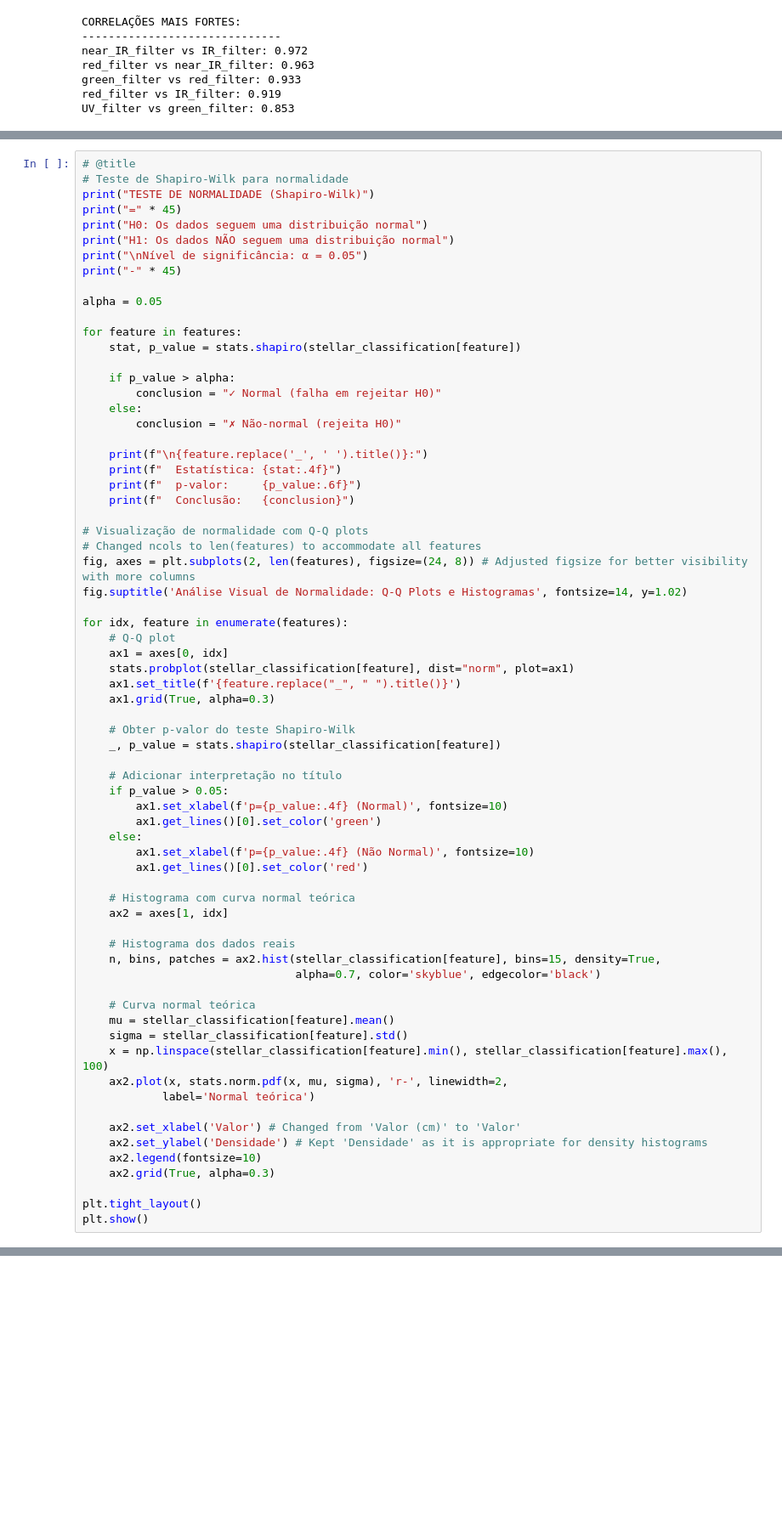
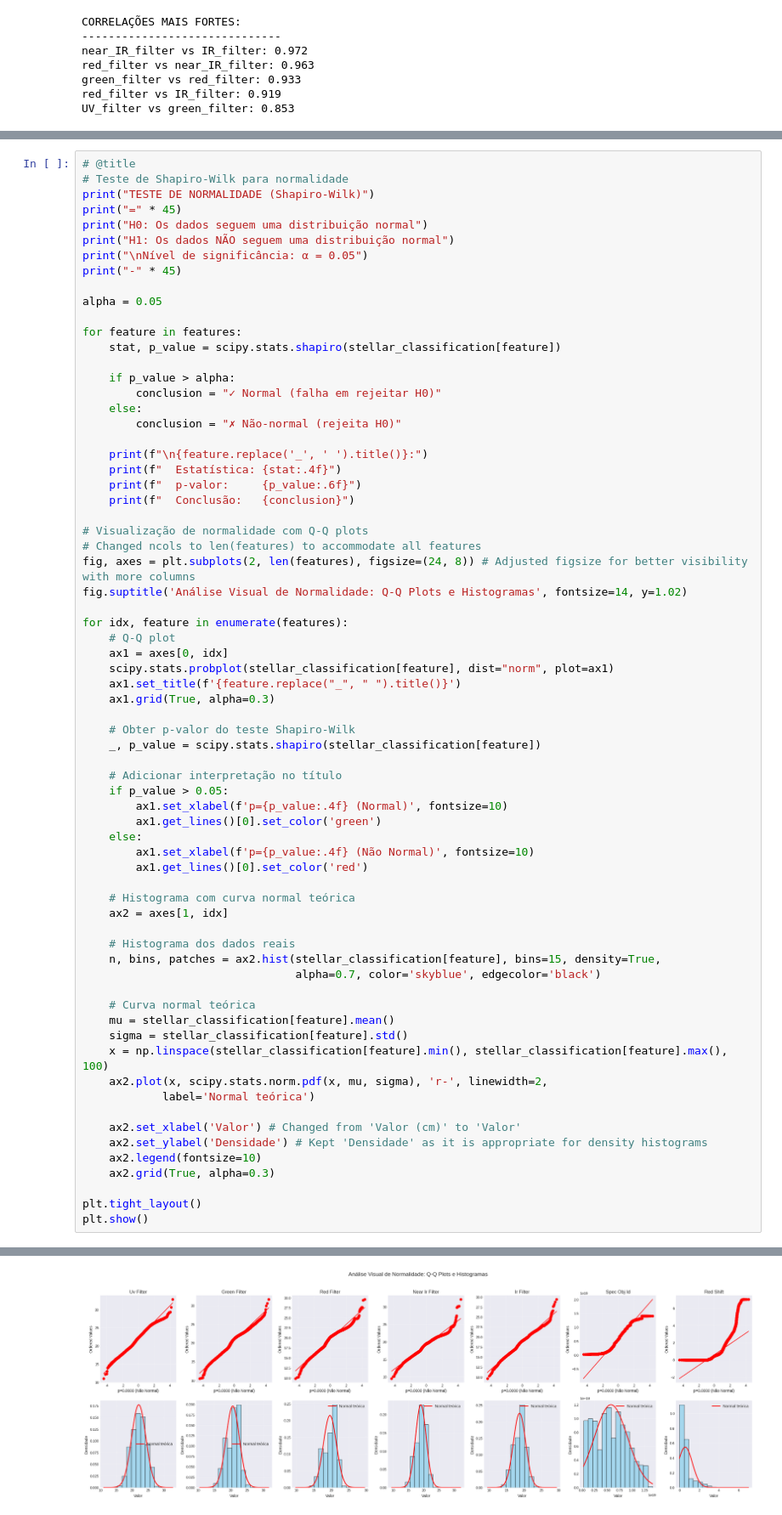
Before and after one commit to livlutz/INF1032, a Jupyter notebook: INF1032.ipynb, the cells around one changed output, grey strips where cells are left out. Shown at 85% size. Saved outputs shown, nothing was run; the diff lists cells and outputs as text; blank space fills up the shorter version.

```diff
--- a/INF1032.ipynb
+++ b/INF1032.ipynb
@@ -622,7 +623,7 @@ print("-" * 45)
 alpha = 0.05
 
 for feature in features:
-    stat, p_value = stats.shapiro(stellar_classification[feature])
+    stat, p_value = scipy.stats.shapiro(stellar_classification[feature])
 
     if p_value > alpha:
         conclusion = "✓ Normal (falha em rejeitar H0)"
@@ -642,12 +643,12 @@ fig.suptitle('Análise Visual de Normalidade: Q-Q Plots e Histogramas', fontsize
 for idx, feature in enumerate(features):
     # Q-Q plot
     ax1 = axes[0, idx]
-    stats.probplot(stellar_classification[feature], dist="norm", plot=ax1)
+    scipy.stats.probplot(stellar_classification[feature], dist="norm", plot=ax1)
     ax1.set_title(f'{feature.replace("_", " ").title()}')
     ax1.grid(True, alpha=0.3)
 
     # Obter p-valor do teste Shapiro-Wilk
-    _, p_value = stats.shapiro(stellar_classification[feature])
+    _, p_value = scipy.stats.shapiro(stellar_classification[feature])
 
     # Adicionar interpretação no título
     if p_value > 0.05:
@@ -668,7 +669,7 @@ for idx, feature in enumerate(features):
     mu = stellar_classification[feature].mean()
     sigma = stellar_classification[feature].std()
     x = np.linspace(stellar_classification[feature].min(), stellar_classification[feature].max(), 100)
-    ax2.plot(x, stats.norm.pdf(x, mu, sigma), 'r-', linewidth=2,
+    ax2.plot(x, scipy.stats.norm.pdf(x, mu, sigma), 'r-', linewidth=2,
             label='Normal teórica')
 
     ax2.set_xlabel('Valor') # Changed from 'Valor (cm)' to 'Valor'
@@ -690,3 +700,4 @@ NameError: name 'stats' is not defined
+[figure, added]
 # %%
 # Padronizando os dados
 scaler = StandardScaler()
```
Also changed, not shown: parts of 6 cells of this notebook.
